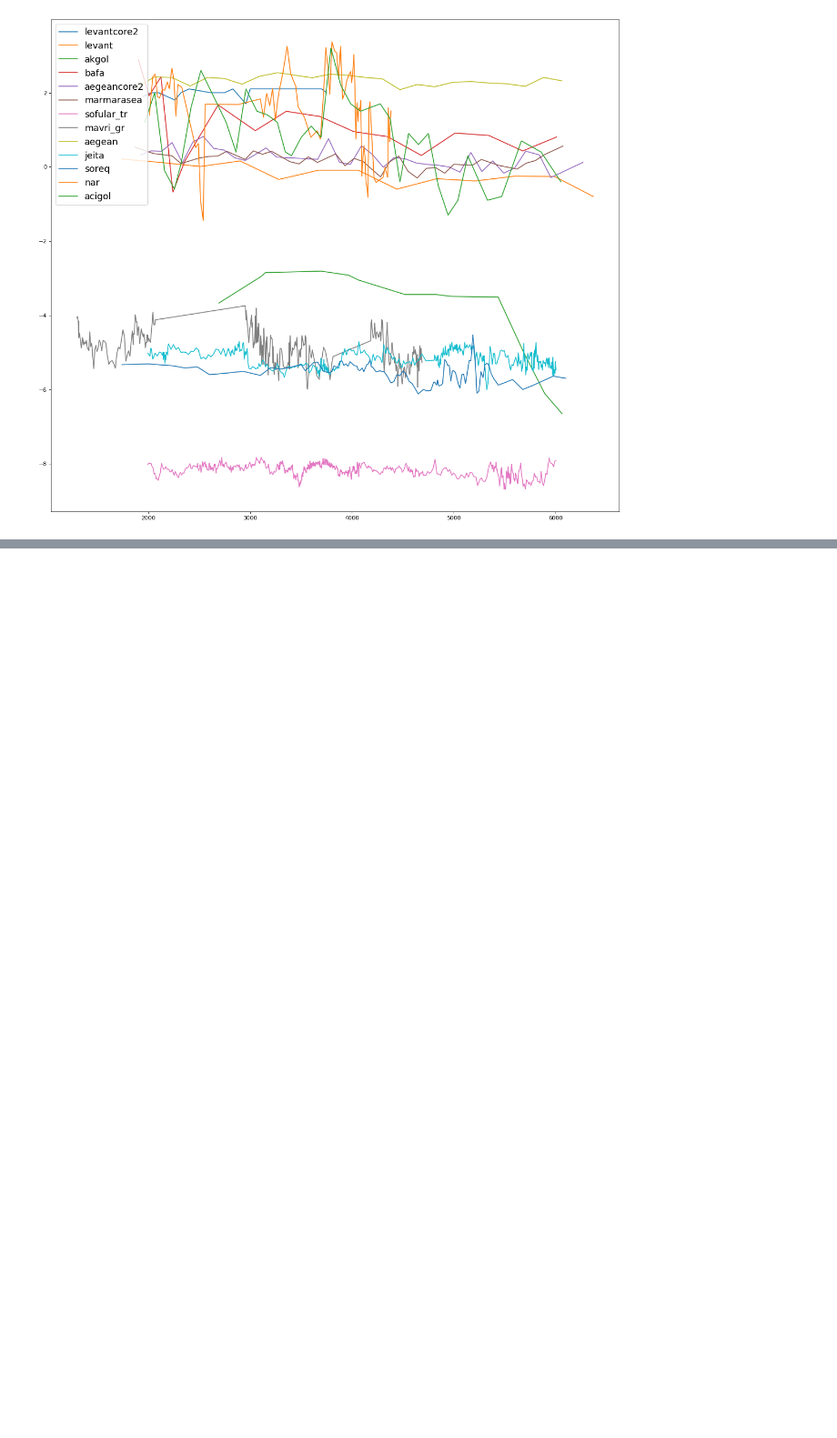
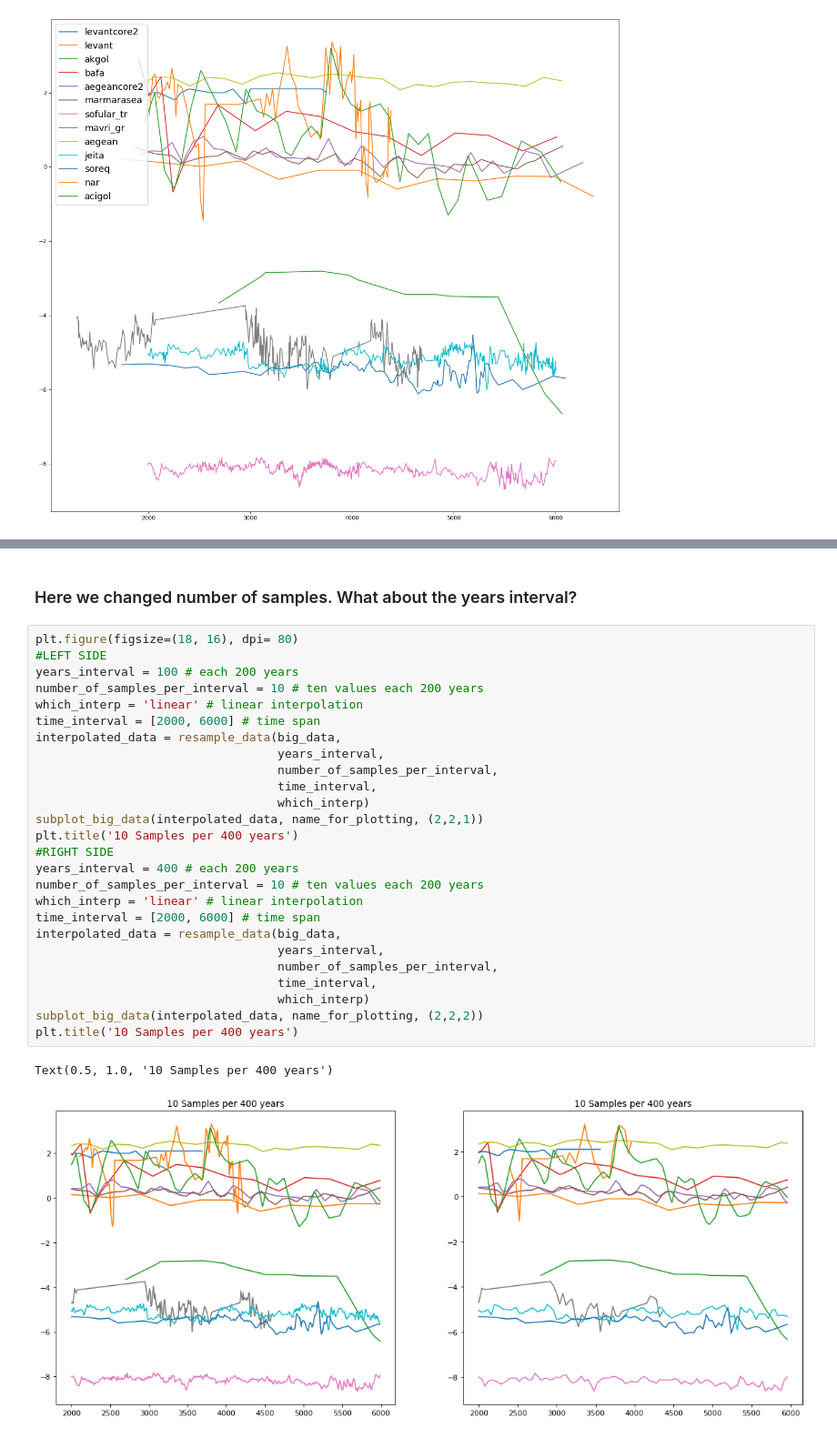
Before and after one commit to freerafiki/kalou91.github.io, a Jupyter notebook: climate/AnalyzeData.ipynb, the cells around one changed output, grey strips where cells are left out. Shown at 91% size. Saved outputs shown, nothing was run; the diff lists cells and outputs as text; blank space fills up the shorter version.

```diff
--- a/climate/AnalyzeData.ipynb
+++ b/climate/AnalyzeData.ipynb
@@ -218,0 +306,31 @@ plt.legend(fontsize=16)
+# %% [markdown]
+<h3>Here we changed number of samples. What about the years interval?</h3>
+# %%
+plt.figure(figsize=(18, 16), dpi= 80)
+#LEFT SIDE
+years_interval = 100 # each 200 years
+number_of_samples_per_interval = 10 # ten values each 200 years
+which_interp = 'linear' # linear interpolation
+time_interval = [2000, 6000] # time span
+interpolated_data = resample_data(big_data,
+                                  years_interval,
+                                  number_of_samples_per_interval,
+                                  time_interval,
+                                  which_interp)
+subplot_big_data(interpolated_data, name_for_plotting, (2,2,1))
+plt.title('10 Samples per 400 years')
+#RIGHT SIDE
+years_interval = 400 # each 200 years
+number_of_samples_per_interval = 10 # ten values each 200 years
+which_interp = 'linear' # linear interpolation
+time_interval = [2000, 6000] # time span
+interpolated_data = resample_data(big_data,
+                                  years_interval,
+                                  number_of_samples_per_interval,
+                                  time_interval,
+                                  which_interp)
+subplot_big_data(interpolated_data, name_for_plotting, (2,2,2))
+plt.title('10 Samples per 400 years')
+# %% [output]
+Text(0.5, 1.0, '10 Samples per 400 years')
+[figure, added]
```
Also changed, not shown: parts of 20 cells of this notebook, 1 other file.
